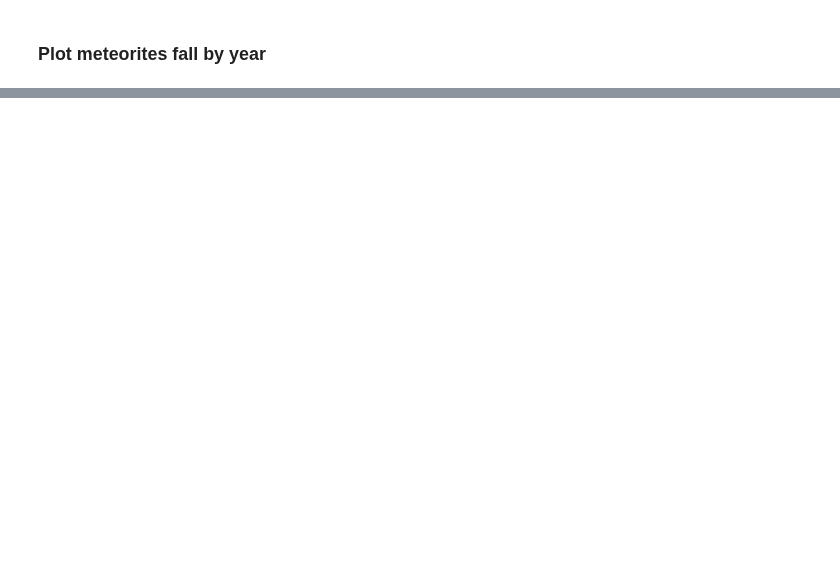
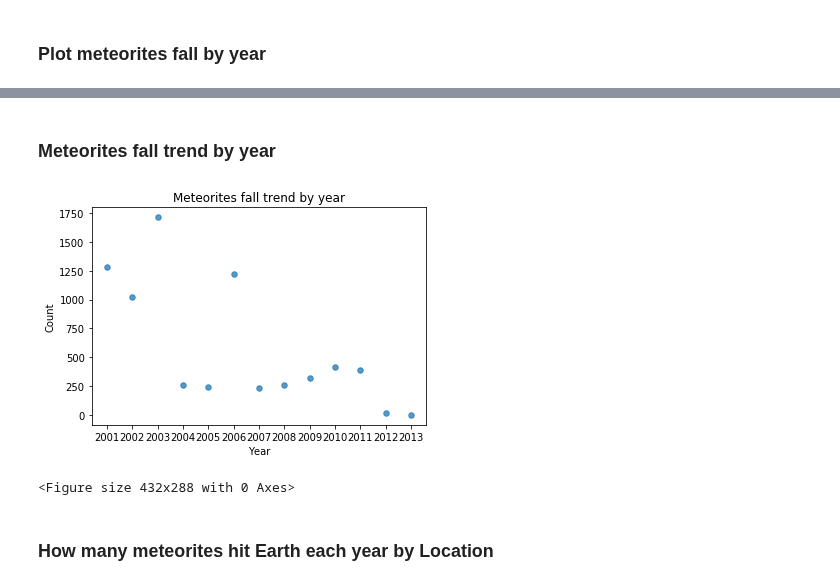
Before and after one commit to Derrickallenh/Meaningful-Meteorites, a Jupyter notebook: meteorites_data_analysis.ipynb, the cells around one changed output, grey strips where cells are left out. Cells and saved outputs as stored; diff of their text form; code cells hidden in the pictures; blank space fills up the shorter version.

Commit message:
meteorites_data_analysis

```diff
--- a/meteorites_data_analysis.ipynb
+++ b/meteorites_data_analysis.ipynb
@@ -71,2 +92,25 @@ plot_meteorites_fall_by_year()
-# %% [markdown]
-#
+# %% [markdown]
+### Meteorites fall trend by year
+# %%
+#How many meteorites hit Earth each year?
+def plot_meteorites_fall_by_year():
+    meterorite_data = pd.DataFrame(meteorites_df, columns = ['id','years'])
+    meterorite_data[['year', 'date']] = meterorite_data['years'].str.split("-", n = 1, expand = True)
+    meterorite_data = meterorite_data[meterorite_data['year'] > '2000']
+    met_df_year_count = meterorite_data.groupby(["year"])['id'].count()
+    met_df_year_count = met_df_year_count.reset_index()
+    plt.scatter(met_df_year_count.year, met_df_year_count.id, s=30, alpha=0.75)
+
+    # Set a title for the chart
+    plt.title("Meteorites fall trend by year")
+    plt.xlabel("Year")
+    plt.ylabel("Count")
+    plt.show()
+    plt.tight_layout()
+# %%
+plot_meteorites_fall_by_year()
+# %% [output]
+[figure, added]
+<Figure size 432x288 with 0 Axes>
+# %% [markdown]
+### How many meteorites hit Earth each year by Location
```
Also changed, not shown: parts of 8 cells of this notebook.
